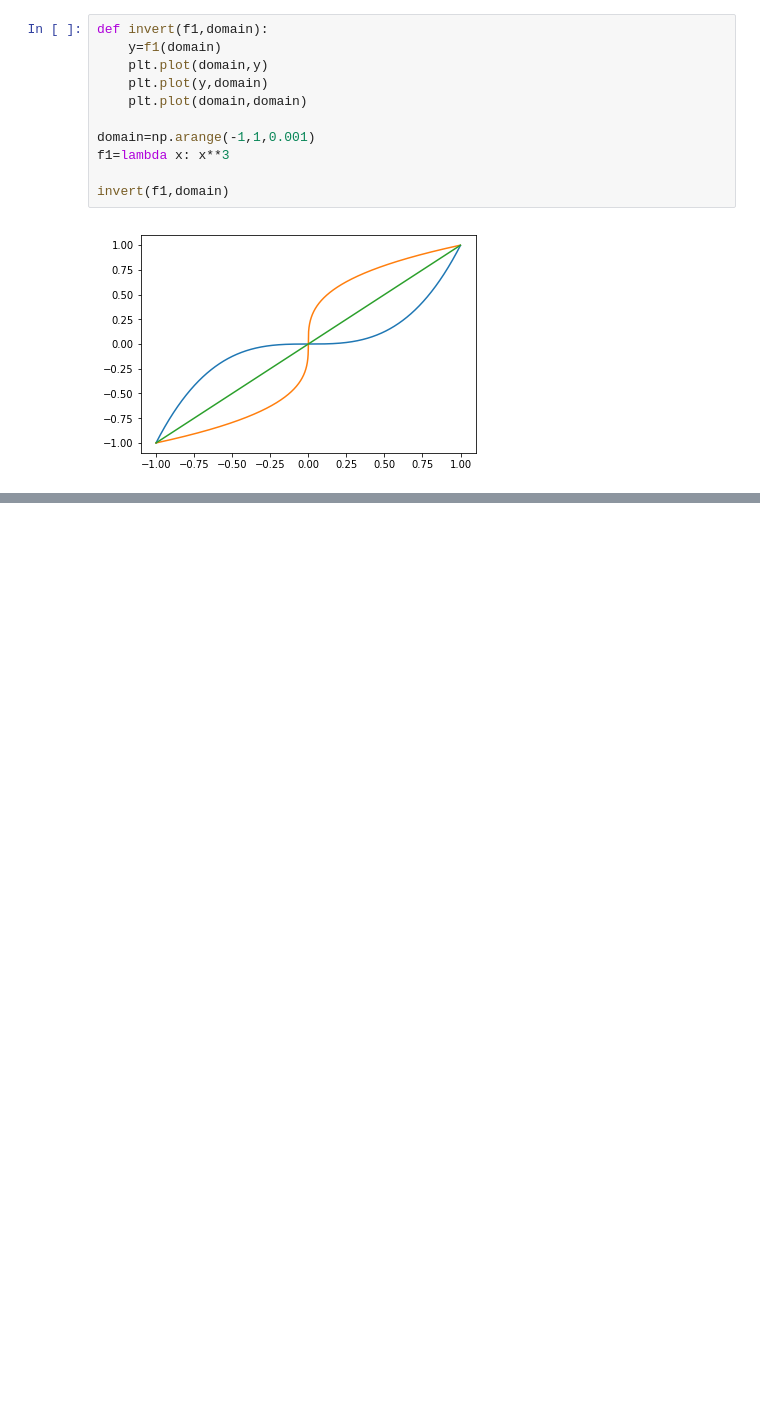
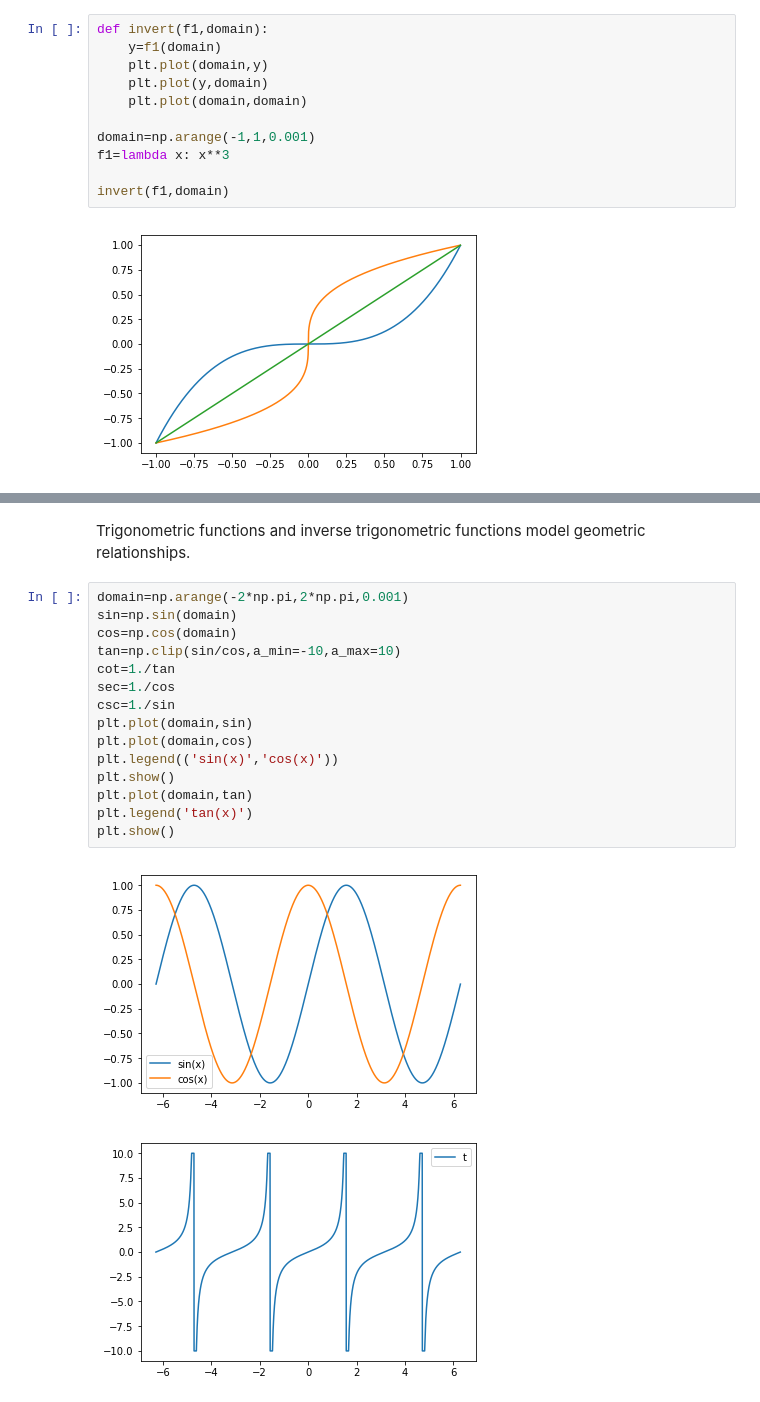
Before and after one commit to mariakesa/ComputationalCalculus, a Jupyter notebook: Functions.ipynb, the cells around one changed output, grey strips where cells are left out. Cells and saved outputs as stored; diff of their text form; blank space fills up the shorter version.

```diff
--- a/Functions.ipynb
+++ b/Functions.ipynb
@@ -35,0 +68,20 @@ invert(f1,domain)
+# %% [markdown]
+Trigonometric functions and inverse trigonometric functions model geometric relationships.
+# %%
+domain=np.arange(-2*np.pi,2*np.pi,0.001)
+sin=np.sin(domain)
+cos=np.cos(domain)
+tan=np.clip(sin/cos,a_min=-10,a_max=10)
+cot=1./tan
+sec=1./cos
+csc=1./sin
+plt.plot(domain,sin)
+plt.plot(domain,cos)
+plt.legend(('sin(x)','cos(x)'))
+plt.show()
+plt.plot(domain,tan)
+plt.legend('tan(x)')
+plt.show()
+# %% [output]
+[figure, added]
+[figure, added]
```
Also changed, not shown: parts of 10 cells of this notebook.
